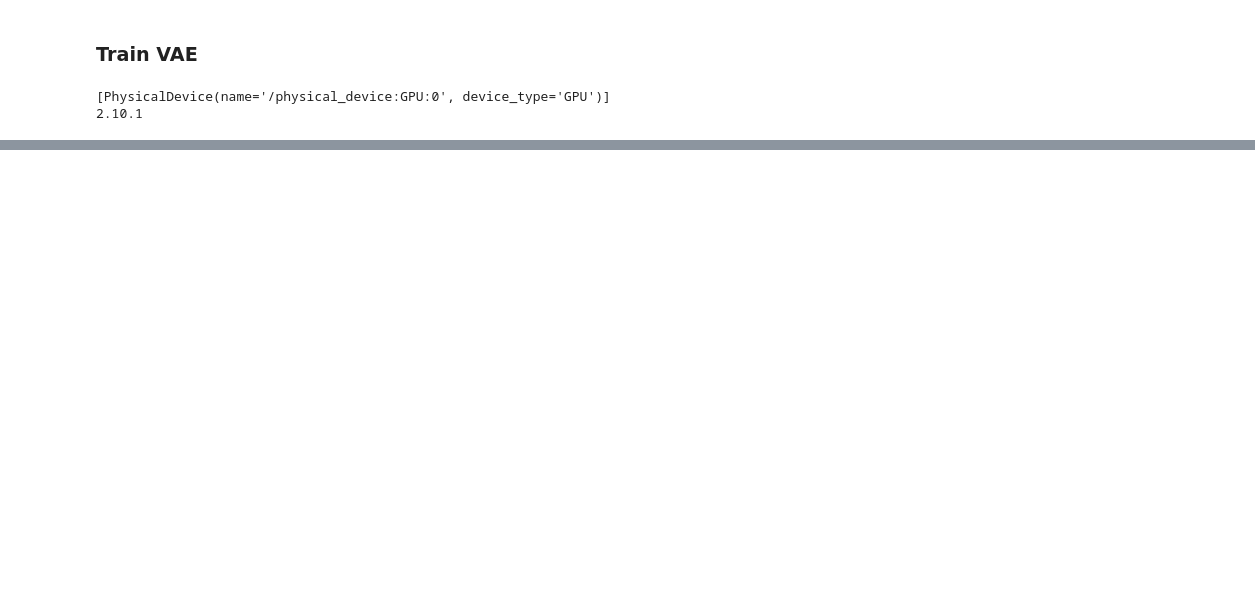
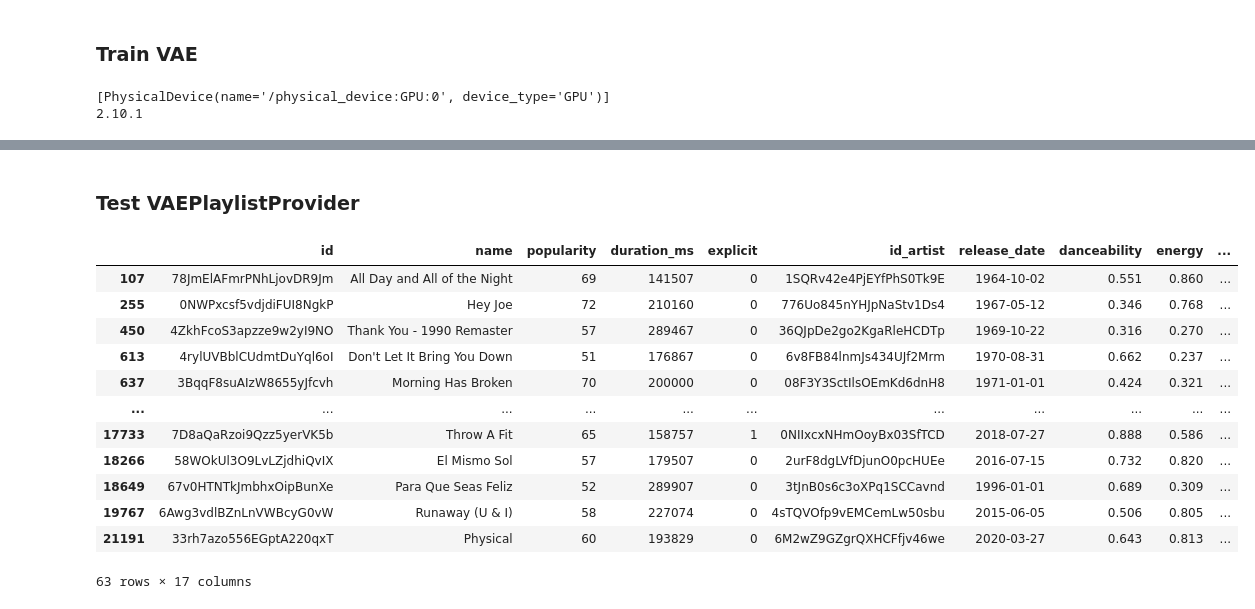
Before and after one commit to RichardStaszkiewicz/WUT-IUM-PROJECT-Music-Recommender-System, a Jupyter notebook: notebooks/recommender_system/model_1_vae/vae_music.ipynb, the cells around one changed output, grey strips where cells are left out. Cells and saved outputs as stored; diff of their text form; code cells hidden in the pictures; blank space fills up the shorter version.

```diff
--- a/notebooks/recommender_system/model_1_vae/vae_music.ipynb
+++ b/notebooks/recommender_system/model_1_vae/vae_music.ipynb
@@ -304,0 +295,7 @@ Epoch 100: Loss = 0.4195
+# %%
+from src.user_sessions_fetcher.common.UserSessionsProvider import UserSessionsProvider
+
+from src.user_sessions_fetcher.common.constants import (EVENT_TYPE_PLAY, EVENT_TYPE_LIKE)
+usp = UserSessionsProvider("../../../data/test")
+session_track_ids_user_108_like = usp.get_user_sessions(108, [EVENT_TYPE_LIKE])
+session_track_ids_user_108_like
@@ -304,0 +320,2 @@ Epoch 100: Loss = 0.4195
+# %% [markdown]
+### Test VAEPlaylistProvider
@@ -304,0 +334,21 @@ Epoch 100: Loss = 0.4195
+# %%
+vae_pp = VAEPlaylistProvider(model_path="../../models/encoder_3.h5")
+# %%
+vae_pp.load_model_from_file()
+# %%
+features_tracks = vae_pp.get_features_of_track_ids(session_track_ids_user_108_like)
+features_tracks
+# %% [output]
+|  | id | name | popularity | duration_ms | explicit | id_artist | release_date | danceability | energy | ... |
+| 107 | 78JmElAFmrPNhLjovDR9Jm | All Day and All of the Night | 69 | 141507 | 0 | 1SQRv42e4PjEYfPhS0Tk9E | 1964-10-02 | 0.551 | 0.860 | ... |
+| 255 | 0NWPxcsf5vdjdiFUI8NgkP | Hey Joe | 72 | 210160 | 0 | 776Uo845nYHJpNaStv1Ds4 | 1967-05-12 | 0.346 | 0.768 | ... |
+| 450 | 4ZkhFcoS3apzze9w2yI9NO | Thank You - 1990 Remaster | 57 | 289467 | 0 | 36QJpDe2go2KgaRleHCDTp | 1969-10-22 | 0.316 | 0.270 | ... |
+| 613 | 4rylUVBblCUdmtDuYql6oI | Don't Let It Bring You Down | 51 | 176867 | 0 | 6v8FB84lnmJs434UJf2Mrm | 1970-08-31 | 0.662 | 0.237 | ... |
+| 637 | 3BqqF8suAIzW8655yJfcvh | Morning Has Broken | 70 | 200000 | 0 | 08F3Y3SctIlsOEmKd6dnH8 | 1971-01-01 | 0.424 | 0.321 | ... |
+| ... | ... | ... | ... | ... | ... | ... | ... | ... | ... | ... |
+| 17733 | 7D8aQaRzoi9Qzz5yerVK5b | Throw A Fit | 65 | 158757 | 1 | 0NIIxcxNHmOoyBx03SfTCD | 2018-07-27 | 0.888 | 0.586 | ... |
+| 18266 | 58WOkUl3O9LvLZjdhiQvIX | El Mismo Sol | 57 | 179507 | 0 | 2urF8dgLVfDjunO0pcHUEe | 2016-07-15 | 0.732 | 0.820 | ... |
+| 18649 | 67v0HTNTkJmbhxOipBunXe | Para Que Seas Feliz | 52 | 289907 | 0 | 3tJnB0s6c3oXPq1SCCavnd | 1996-01-01 | 0.689 | 0.309 | ... |
+| 19767 | 6Awg3vdlBZnLnVWBcyG0vW | Runaway (U & I) | 58 | 227074 | 0 | 4sTQVOfp9vEMCemLw50sbu | 2015-06-05 | 0.506 | 0.805 | ... |
+| 21191 | 33rh7azo556EGptA220qxT | Physical | 60 | 193829 | 0 | 6M2wZ9GZgrQXHCFfjv46we | 2020-03-27 | 0.643 | 0.813 | ... |
+63 rows × 17 columns
```
Also changed, not shown: parts of 52 cells of this notebook, 14 other files.
